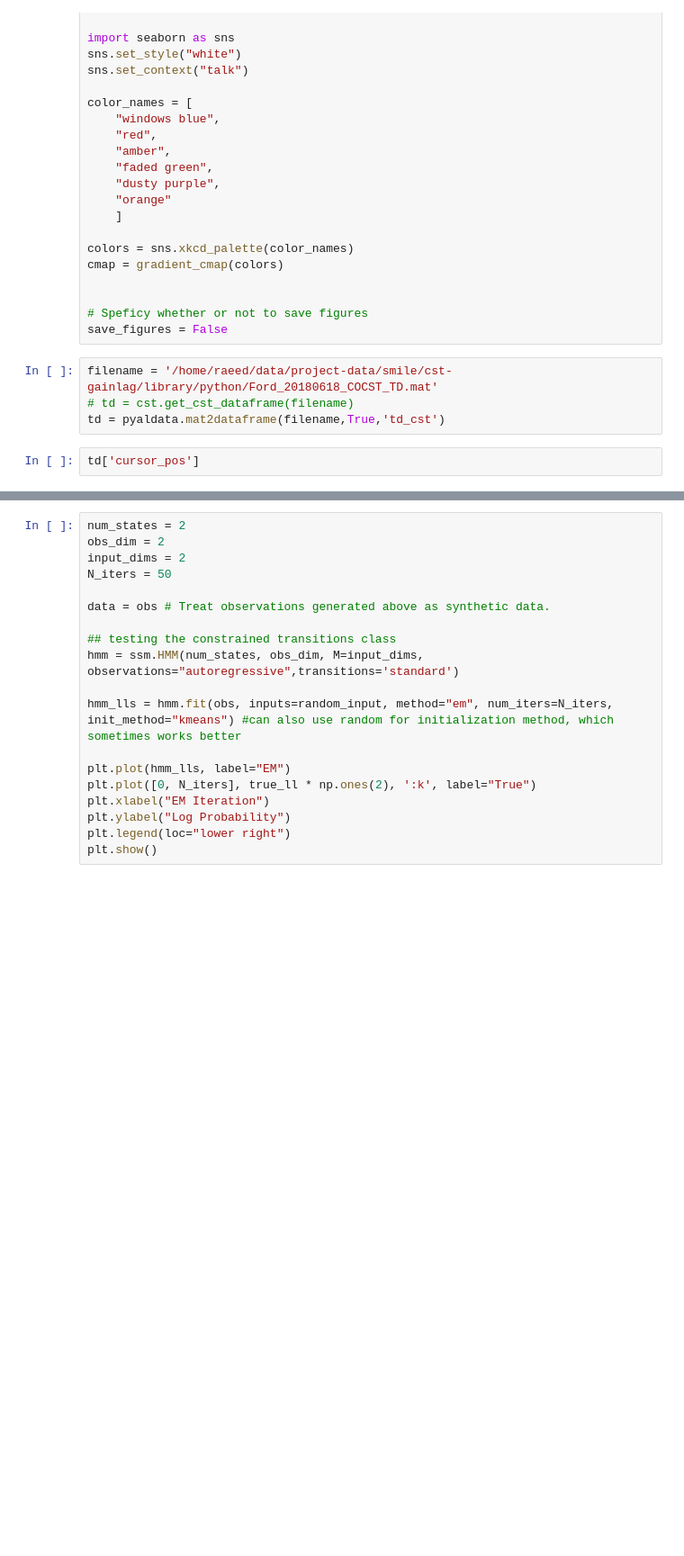
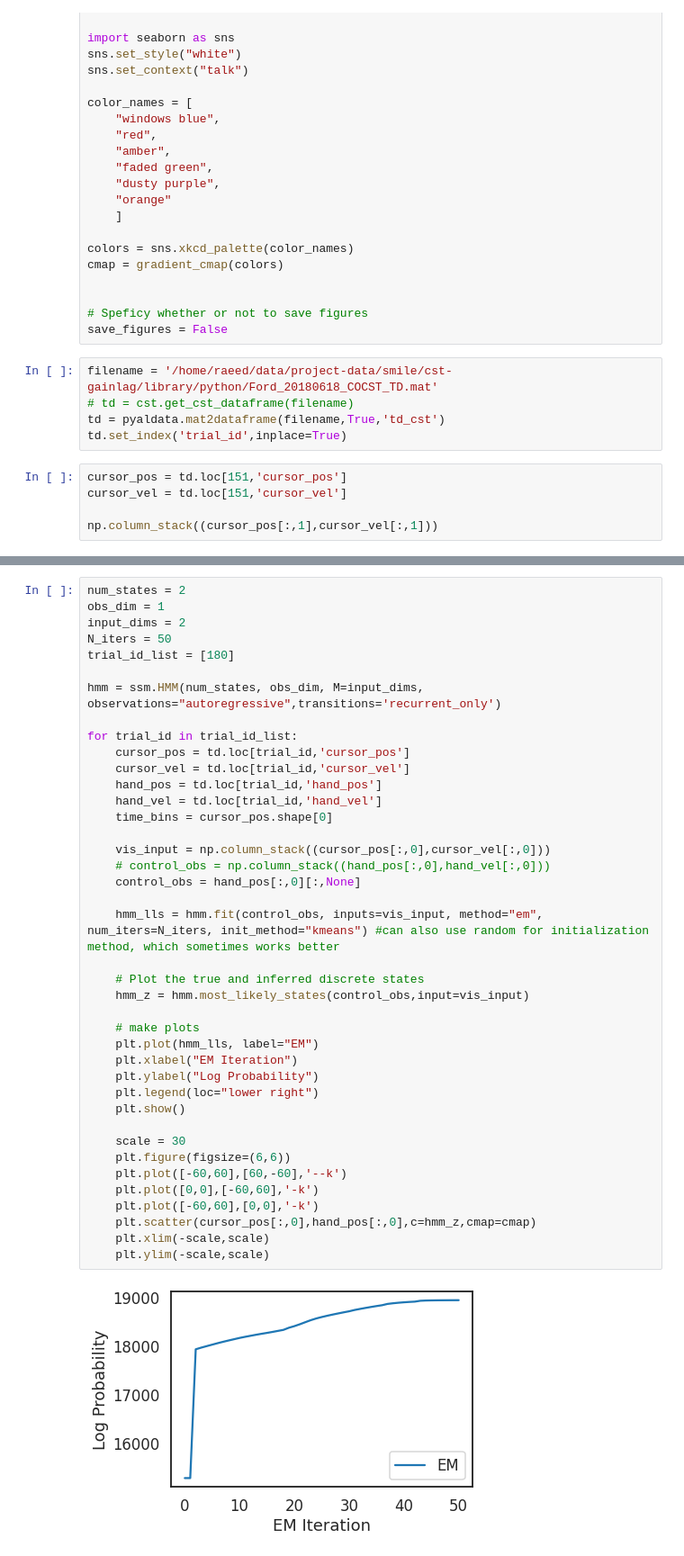
Before and after one commit to raeedcho/cst-strat, a Jupyter notebook: cst_strat_analysis.ipynb, the cells around one changed output, grey strips where cells are left out. Shown: that part at 90% size. Cells and saved outputs as stored; diff of their text form; blank space fills up the shorter version.

```diff
--- a/cst_strat_analysis.ipynb
+++ b/cst_strat_analysis.ipynb
@@ -37,5 +37,9 @@ save_figures = False
 filename = '/home/raeed/data/project-data/smile/cst-gainlag/library/python/Ford_20180618_COCST_TD.mat'
 # td = cst.get_cst_dataframe(filename)
 td = pyaldata.mat2dataframe(filename,True,'td_cst')
+td.set_index('trial_id',inplace=True)
 # %%
-td['cursor_pos']
+cursor_pos = td.loc[151,'cursor_pos']
+cursor_vel = td.loc[151,'cursor_vel']
+
+np.column_stack((cursor_pos[:,1],cursor_vel[:,1]))
@@ -45,19 +54,42 @@ cont_sigs =
 # %%
 num_states = 2
-obs_dim = 2
+obs_dim = 1
 input_dims = 2
 N_iters = 50
+trial_id_list = [180]
 
-data = obs # Treat observations generated above as synthetic data.
+hmm = ssm.HMM(num_states, obs_dim, M=input_dims, observations="autoregressive",transitions='recurrent_only')
 
-## testing the constrained transitions class
-hmm = ssm.HMM(num_states, obs_dim, M=input_dims, observations="autoregressive",transitions='standard')
+for trial_id in trial_id_list:
+    cursor_pos = td.loc[trial_id,'cursor_pos']
+    cursor_vel = td.loc[trial_id,'cursor_vel']
+    hand_pos = td.loc[trial_id,'hand_pos']
+    hand_vel = td.loc[trial_id,'hand_vel']
+    time_bins = cursor_pos.shape[0]
 
-hmm_lls = hmm.fit(obs, inputs=random_input, method="em", num_iters=N_iters, init_method="kmeans") #can also use random for initialization method, which sometimes works better
+    vis_input = np.column_stack((cursor_pos[:,0],cursor_vel[:,0]))
+    # control_obs = np.column_stack((hand_pos[:,0],hand_vel[:,0]))
+    control_obs = hand_pos[:,0][:,None]
 
-plt.plot(hmm_lls, label="EM")
-plt.plot([0, N_iters], true_ll * np.ones(2), ':k', label="True")
-plt.xlabel("EM Iteration")
-plt.ylabel("Log Probability")
-plt.legend(loc="lower right")
-plt.show()
+    hmm_lls = hmm.fit(control_obs, inputs=vis_input, method="em", num_iters=N_iters, init_method="kmeans") #can also use random for initialization method, which sometimes works better
+
+    # Plot the true and inferred discrete states
+    hmm_z = hmm.most_likely_states(control_obs,input=vis_input)
+
+    # make plots
+    plt.plot(hmm_lls, label="EM")
+    plt.xlabel("EM Iteration")
+    plt.ylabel("Log Probability")
+    plt.legend(loc="lower right")
+    plt.show()
+
+    scale = 30
+    plt.figure(figsize=(6,6))
+    plt.plot([-60,60],[60,-60],'--k')
+    plt.plot([0,0],[-60,60],'-k')
+    plt.plot([-60,60],[0,0],'-k')
+    plt.scatter(cursor_pos[:,0],hand_pos[:,0],c=hmm_z,cmap=cmap)
+    plt.xlim(-scale,scale)
+    plt.ylim(-scale,scale)
+# %% [output]
+[figure, added]
```
Also changed, not shown: parts of 6 cells of this notebook.
